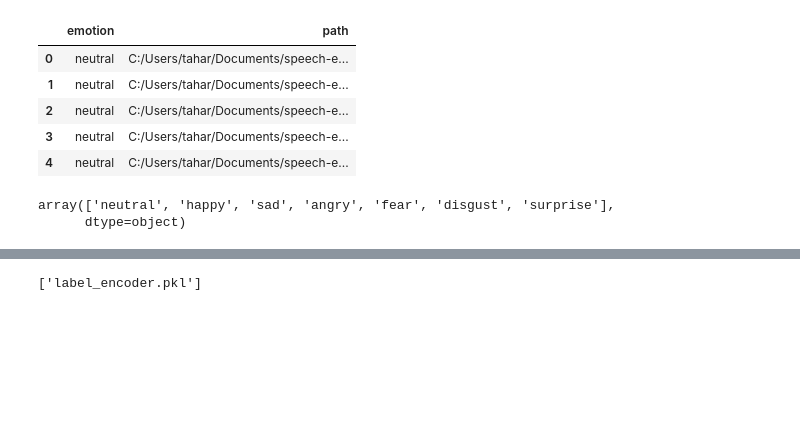
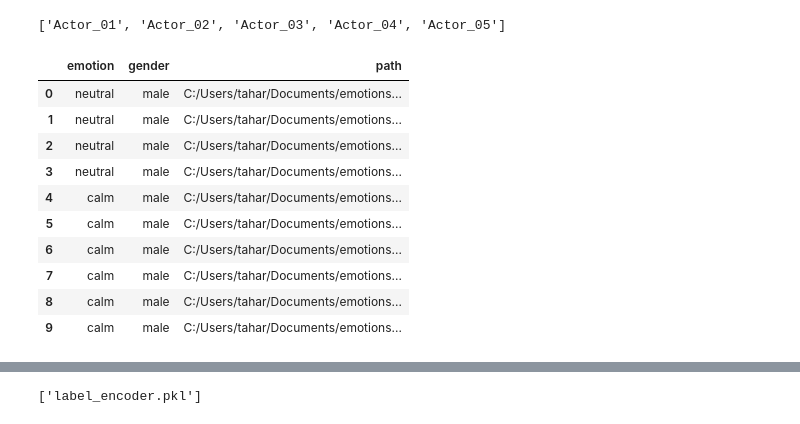
Before and after one commit to Znullptr/EmotionsPredictAPI, a Jupyter notebook: Saved_Models/prediction_model.ipynb, the cells around one changed output, grey strips where cells are left out. Cells and saved outputs as stored; diff of their text form; code cells hidden in the pictures; blank space fills up the shorter version.

```diff
--- a/Saved_Models/prediction_model.ipynb
+++ b/Saved_Models/prediction_model.ipynb
@@ -34,2 +28,9 @@ Tess_Path='C:/Users/tahar/Documents/speech-emotion-recognition-en/Tess/'
+# %%
+# CREATE DIRECTORY OF AUDIO FILES
+audio = 'C:/Users/tahar/Documents/emotions_predict_project/audio/audio_speech_actors_01-24/'
+actor_folders = os.listdir(audio) #list files in audio directory
+actor_folders[0:5]
+# %% [output]
+['Actor_01', 'Actor_02', 'Actor_03', 'Actor_04', 'Actor_05']
 # %%
 # CREATE FUNCTION TO EXTRACT EMOTION NUMBER, ACTOR AND GENDER LABEL
@@ -65,52 +53,20 @@ for f in files: # go through files in Crema folder
-# %%
-# PUT EXTRACTED LABELS WITH FILEPATH INTO DATAFRAME
-oaf_yaf_folders = os.listdir(Tess_Path)
-for i in oaf_yaf_folders:
-    files = os.listdir(Tess_Path + i)
-    for f in files:
-        emotion = f.split('.')[0].split('_')[2]
-        if emotion=='ps':
-            data['emotion'].append('surprise')
-        else:
-            data['emotion'].append(emotion)
-        # Emotion (01 = neutral, 02 = calm, 03 = happy, 04 = sad, 05 = angry, 06 = fearful, 07 = disgust, 08 = surprised
-        data['path'].append(Tess_Path + i + '/' + f)
-# %%
-files = os.listdir(Savee_Path)
-for f in files: # go through files in Crema folder
-    emotion = f.split('.')[0].split('_')[1]
-    emotion = re.sub('[0-9]','',emotion)
-    if emotion=='a':
-        data['emotion'].append('angry')
-    elif emotion=='d':
-        data['emotion'].append('disgust')
-    elif emotion=='f':
-        data['emotion'].append('fear')
-    elif emotion=='h':
-        data['emotion'].append('happy')
-    elif emotion=='n':
-        data['emotion'].append('neutral')
-    elif emotion=='sa':
-        data['emotion'].append('sad')
-    elif emotion=='su':
-        data['emotion'].append('surprise')
-    data['path'].append(Savee_Path + f)
 # %%
+# PUT EXTRACTED LABELS WITH FILEPATH INTO DATAFRAME
 df = pd.DataFrame(data)
-df['emotion'].replace({1:'neutral', 2:'neutral', 3:'happy', 4:'sad', 5:'angry', 6:'fear', 7:'disgust', 8:'surprise'},inplace=True)
-df.head()
+df = df.replace({1: 'neutral', 2: 'calm', 3: 'happy', 4: 'sad', 5: 'angry', 6: 'fear', 7: 'disgust', 8: 'surprise'})
+df.head(10)
 # %% [output]
-|  | emotion | path |
-| 0 | neutral | C:/Users/tahar/Documents/speech-e... |
-| 1 | neutral | C:/Users/tahar/Documents/speech-e... |
-| 2 | neutral | C:/Users/tahar/Documents/speech-e... |
-| 3 | neutral | C:/Users/tahar/Documents/speech-e... |
-| 4 | neutral | C:/Users/tahar/Documents/speech-e... |
+|  | emotion | gender | path |
+| 0 | neutral | male | C:/Users/tahar/Documents/emotions... |
+| 1 | neutral | male | C:/Users/tahar/Documents/emotions... |
+| 2 | neutral | male | C:/Users/tahar/Documents/emotions... |
+| 3 | neutral | male | C:/Users/tahar/Documents/emotions... |
+| 4 | calm | male | C:/Users/tahar/Documents/emotions... |
+| 5 | calm | male | C:/Users/tahar/Documents/emotions... |
+| 6 | calm | male | C:/Users/tahar/Documents/emotions... |
+| 7 | calm | male | C:/Users/tahar/Documents/emotions... |
+| 8 | calm | male | C:/Users/tahar/Documents/emotions... |
+| 9 | calm | male | C:/Users/tahar/Documents/emotions... |
-# %%
-df['emotion'].unique()
-# %% [output]
-array(['neutral', 'happy', 'sad', 'angry', 'fear', 'disgust', 'surprise'],
-      dtype=object)
 # %%
 df.shape
 # %% [output]
```
Also changed, not shown: parts of 43 cells of this notebook.
